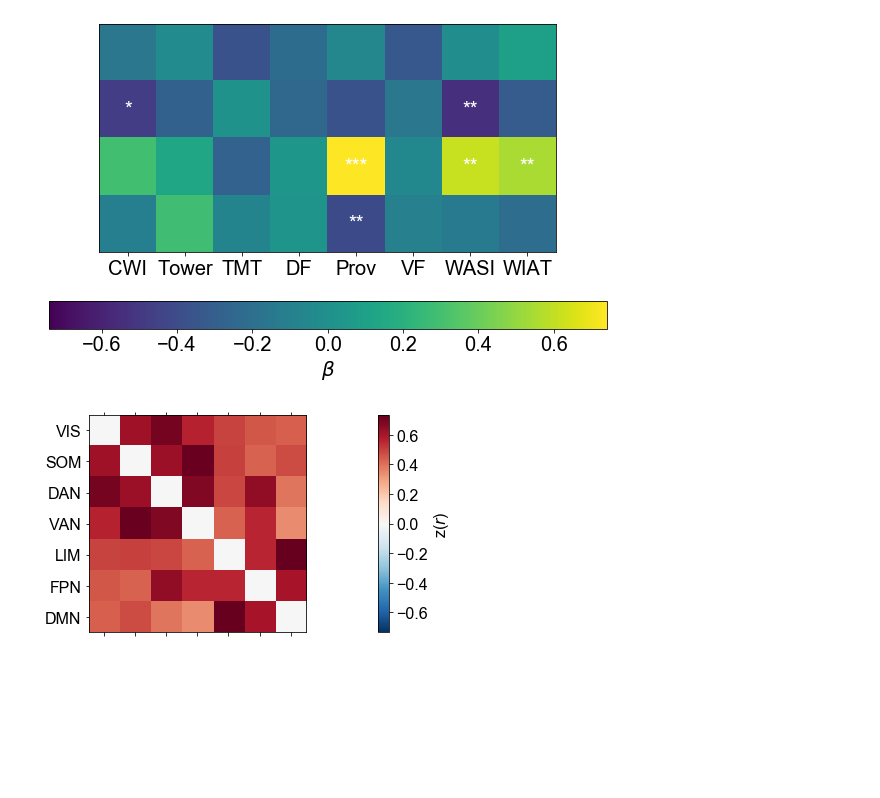
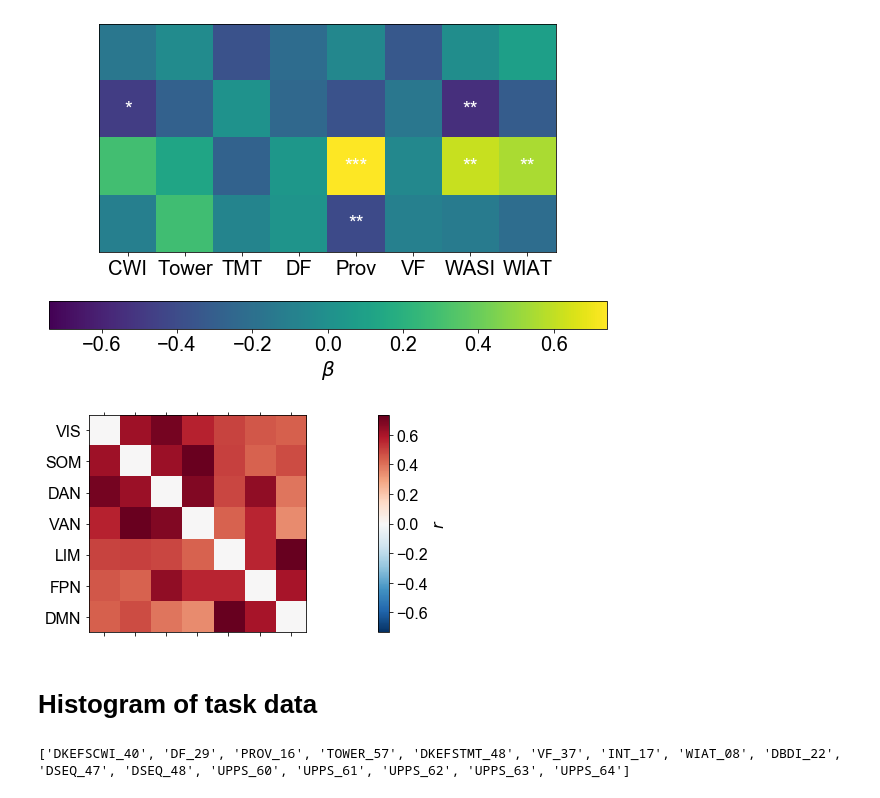
Before and after one commit to htwangtw/patterns-of-thought, a Jupyter notebook: notebooks/4.0-Ploting.ipynb, the cells around one changed output. Drawn from its saved outputs; the diff is of its cells as text; code cells hidden in the pictures; blank space fills up the shorter version.

```diff
--- a/notebooks/4.0-Ploting.ipynb
+++ b/notebooks/4.0-Ploting.ipynb
@@ -21,7 +22,7 @@ import joblib
 # %%
-dat_path = './data/processed/dict_SCCA_data_prepro_11082017.pkl'
-model_path = './models/SCCA_confoundclean_4_0.50_0.70.pkl'
-df_path = './data/processed/NYCQ_CCA_score_confoundclean_4_0.5_0.7.pkl'
+dat_path = './data/processed/dict_SCCA_data_prepro_06092017.pkl'
+model_path = './models/SCCA_Yeo7_4_0.50_0.70.pkl'
+df_path = './data/processed/NYCQ_CCA_score_Yeo7_4_0.5_0.7.pkl'
 # load data
 dataset = load_pkl(dat_path)
 model = joblib.load(model_path)
@@ -275,14 +332,21 @@ plt.show()
 # %%
 # Calculate the mean
 # FC_mean = zscore(np.mean(dataset['FC_Yeo7'], axis=0))
 FC_mean = np.mean(dataset['FC_Yeo7'], axis=0)
 FC_mat = unflatten(FC_mean)
 
 #Plot
 set_text_size(16)
 fig = single_heatmap(FC_mat, [' ', ' ', ' ', ' ', ' ', ' ', ' '],
-                     dataset['Yeo7_ROIs'], r'z($\mathit{r}$)')
+                     dataset['Yeo7_ROIs'], r'$\mathit{r}$')
 plt.savefig('./reports/meanFC_raw.png', bbox_inches='tight', dpi=300)
 plt.show()
 # %% [output]
-[figure, old version]
+[figure, new version]
+# %% [markdown]
+# Histogram of task data
+# %%
+data = dataset['CognitiveMeasures']
+print dataset['CognitiveMeasures_labels']
+# %% [output]
+['DKEFSCWI_40', 'DF_29', 'PROV_16', 'TOWER_57', 'DKEFSTMT_48', 'VF_37', 'INT_17', 'WIAT_08', 'DBDI_22', 'DSEQ_47', 'DSEQ_48', 'UPPS_60', 'UPPS_61', 'UPPS_62', 'UPPS_63', 'UPPS_64']
```
Also changed, not shown: parts of 17 cells of this notebook, 38 other files.
